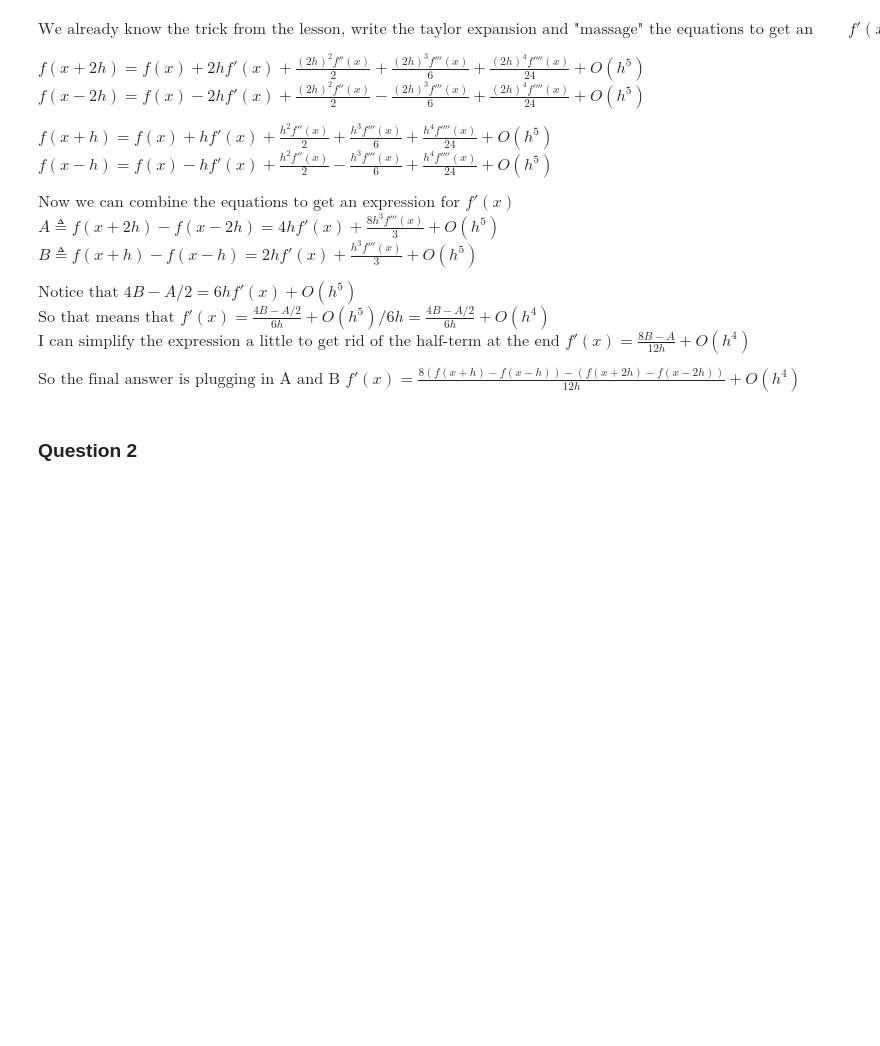
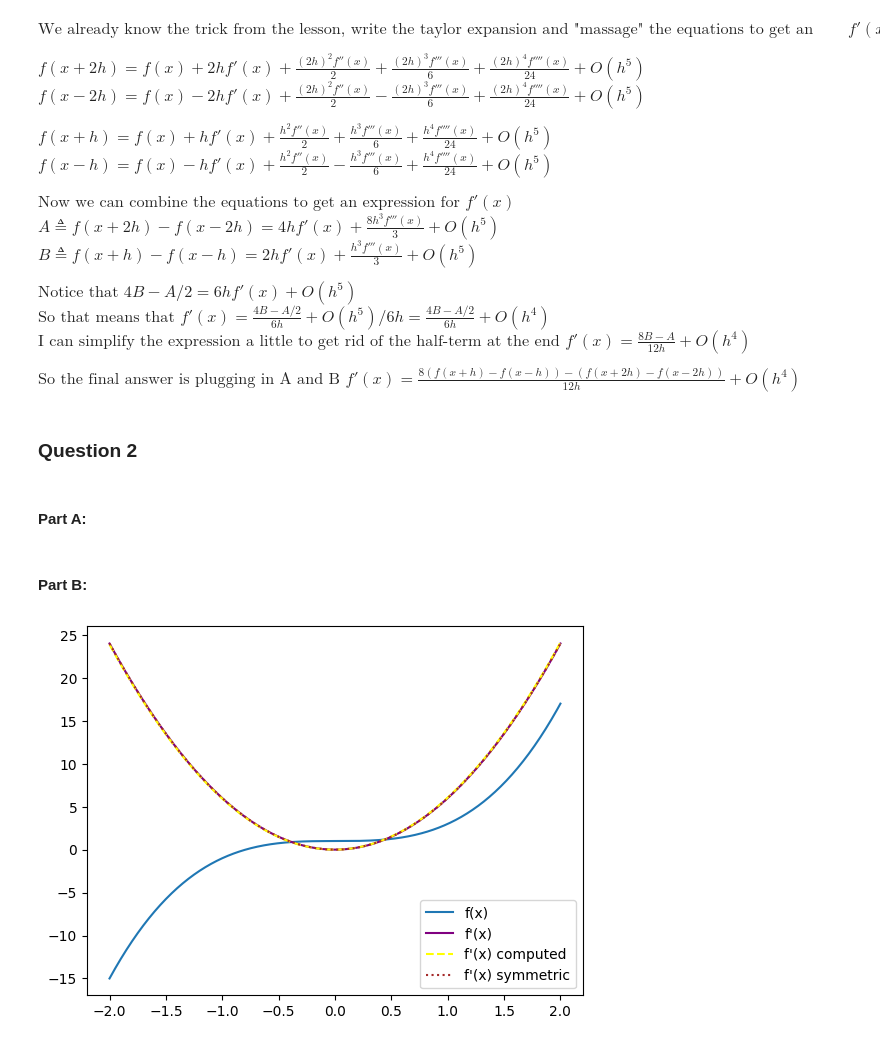
Before and after one commit to GalD101/Numerical-Analysis, a Jupyter notebook: Assignment 3/assignment3.ipynb, the cells around one changed output. Drawn from its saved outputs; the diff is of its cells as text; code cells hidden in the pictures; blank space fills up the shorter version.

```diff
--- a/Assignment 3/assignment3.ipynb
+++ b/Assignment 3/assignment3.ipynb
@@ -23,3 +23,48 @@ $\text{I can simplify the expression a little to get rid of the half-term at the
 $\text{So the final answer is plugging in A and B } f'(x) = \frac {8(f(x + h) - f(x - h)) - (f(x + 2h) - f(x - 2h))}{12h} + O(h^4)$
 # %% [markdown]
 ### Question 2
+# %% [markdown]
+#### Part A:
+# %%
+def compute_derivative(f, x, h):
+    return (f(x + h) - f(x)) / h
+
+
+def compute_derivative_symmetric(f, x, h):
+    return (f(x + h) - f(x - h)) / (2 * h)
+# %% [markdown]
+#### Part B:
+# %%
+def f(x):
+    return 2 * (x ** 3) + 1
+
+
+def derivative_f(x):
+    return 6 * (x ** 2)
+
+
+# Define range of x values:
+a = -2
+b = +2
+
+# Define step size:
+h = 0.01
+
+# Graph the derivative of f(x) and the computed derivative of f(x):
+import matplotlib.pyplot as plt
+import numpy as np
+
+x = np.arange(a, b + h, h)  # b + h to include b in the range
+y = f(x)
+y_prime = derivative_f(x)
+y_prime_computed = compute_derivative(f, x, h)
+y_prime_symmetric = compute_derivative_symmetric(f, x, h)
+
+plt.plot(x, y, label='f(x)')
+plt.plot(x, y_prime, label="f'(x)", linestyle="solid", color='purple')
+plt.plot(x, y_prime_computed, label="f'(x) computed", linestyle='dashed', color='yellow')
+plt.plot(x, y_prime_symmetric, label="f'(x) symmetric", linestyle='dotted', color='brown')
+plt.legend()
+plt.show()
+# %% [output]
+[figure, added]
```
